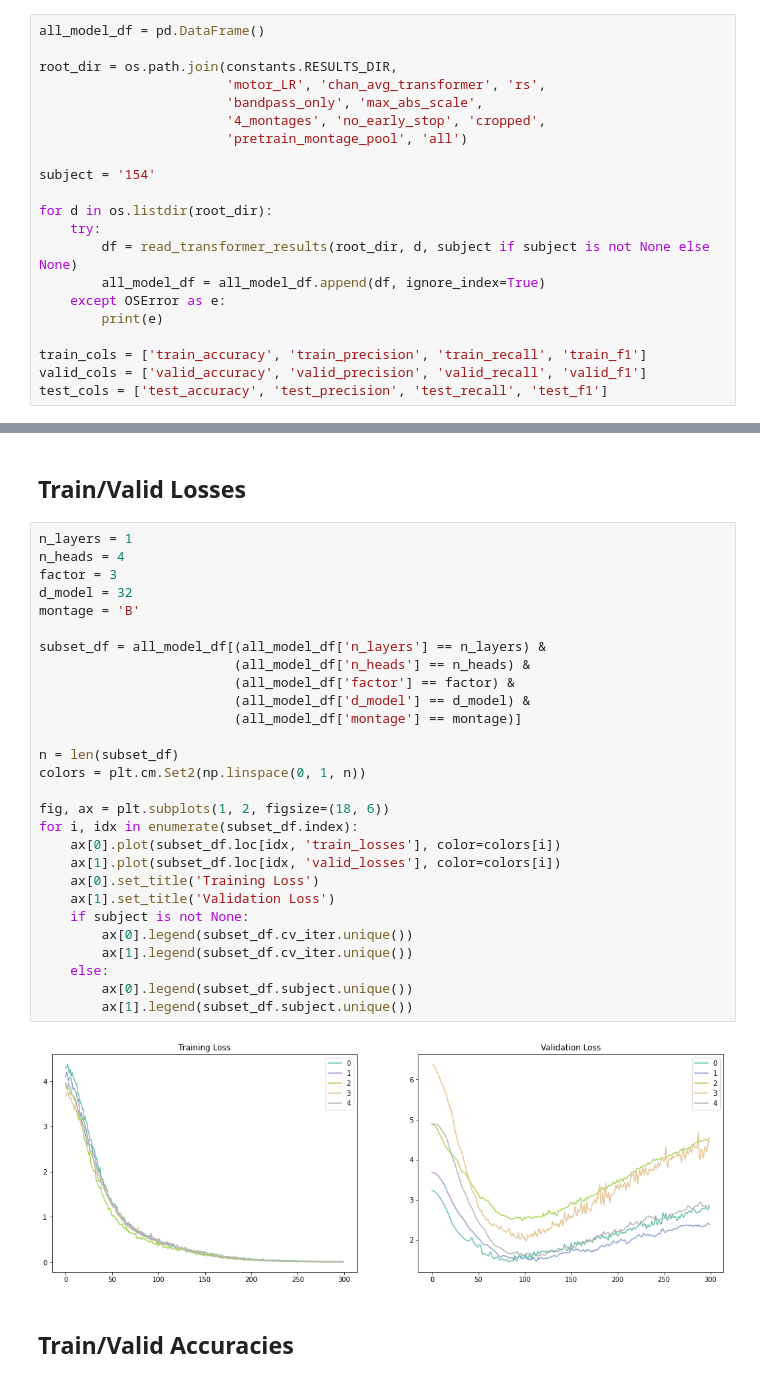
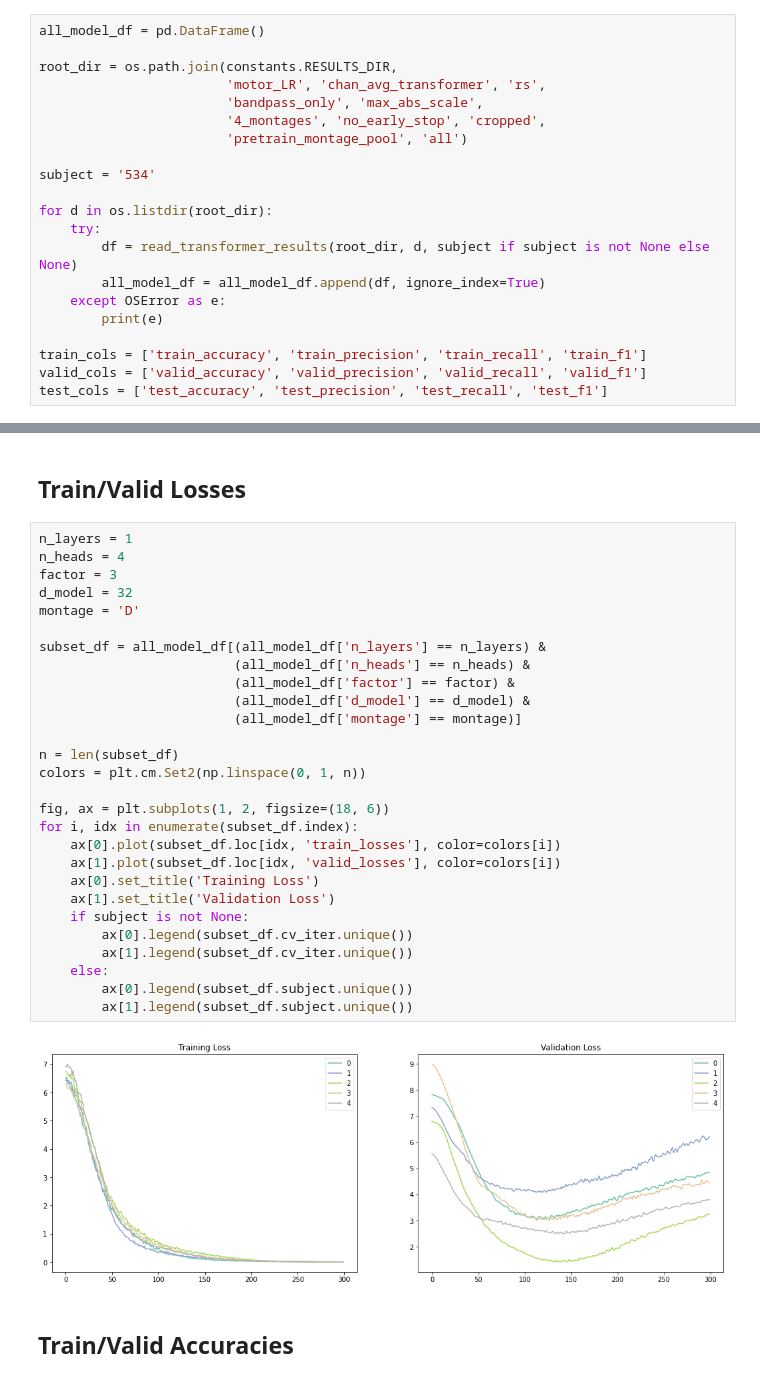
Before and after one commit to nicchiou/mindportal, a Jupyter notebook: experiments/motor_LR/chan_avg_transformer/ExperimentSummary.ipynb, the cells around one changed output, grey strips where cells are left out. Saved outputs shown, nothing was run; the diff lists cells and outputs as text.

```diff
--- a/experiments/motor_LR/chan_avg_transformer/ExperimentSummary.ipynb
+++ b/experiments/motor_LR/chan_avg_transformer/ExperimentSummary.ipynb
@@ -50,7 +52,7 @@ root_dir = os.path.join(constants.RESULTS_DIR,
                         '4_montages', 'no_early_stop', 'cropped',
                         'pretrain_montage_pool', 'all')
 
-subject = '154'
+subject = '534'
 
 for d in os.listdir(root_dir):
     try:
@@ -200,33 +230,33 @@ Montage & Num Layers & Num Heads & Factor (M) & Dim of Model & Accuracy & Precis
 # %%
 n_layers = 1
 n_heads = 4
 factor = 3
 d_model = 32
-montage = 'B'
+montage = 'D'
 
 subset_df = all_model_df[(all_model_df['n_layers'] == n_layers) &
                          (all_model_df['n_heads'] == n_heads) &
                          (all_model_df['factor'] == factor) &
                          (all_model_df['d_model'] == d_model) &
                          (all_model_df['montage'] == montage)]
 
 n = len(subset_df)
 colors = plt.cm.Set2(np.linspace(0, 1, n))
 
 fig, ax = plt.subplots(1, 2, figsize=(18, 6))
 for i, idx in enumerate(subset_df.index):
     ax[0].plot(subset_df.loc[idx, 'train_losses'], color=colors[i])
     ax[1].plot(subset_df.loc[idx, 'valid_losses'], color=colors[i])
     ax[0].set_title('Training Loss')
     ax[1].set_title('Validation Loss')
     if subject is not None:
         ax[0].legend(subset_df.cv_iter.unique())
         ax[1].legend(subset_df.cv_iter.unique())
     else:
         ax[0].legend(subset_df.subject.unique())
         ax[1].legend(subset_df.subject.unique())
 # %% [output]
-[figure, old version]
+[figure, new version]
 # %% [markdown]
 ## Train/Valid Accuracies
 # %%
```
Also changed, not shown: parts of 20 cells of this notebook, 3 other files.
